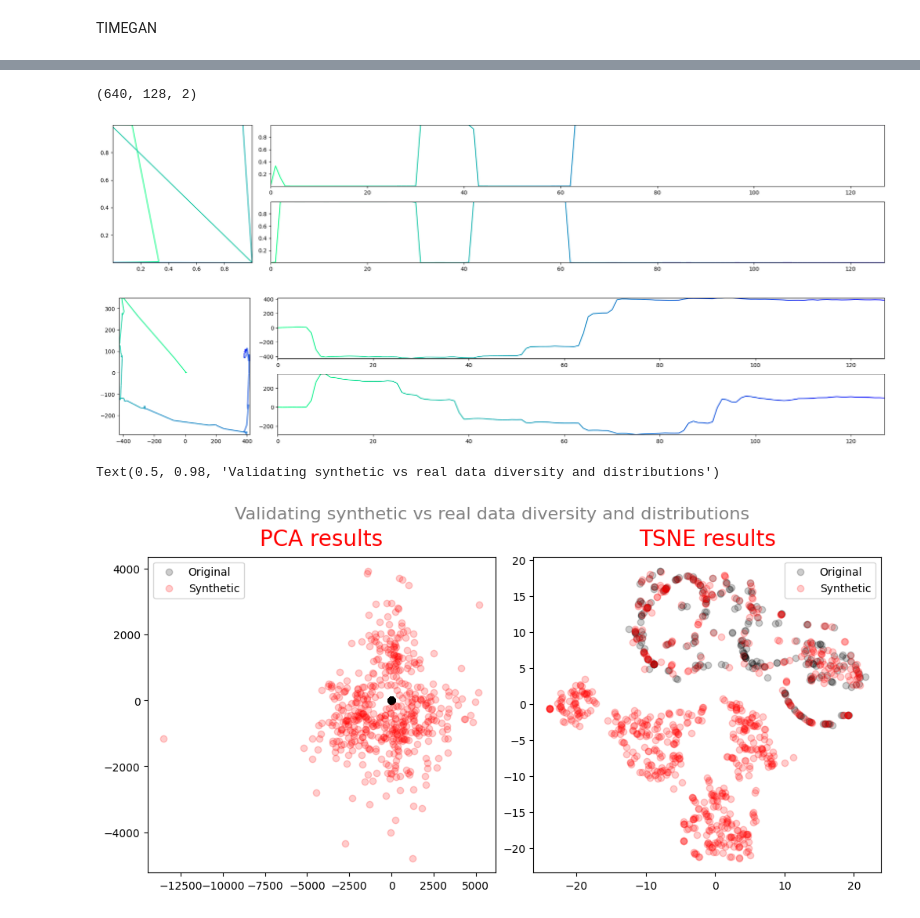
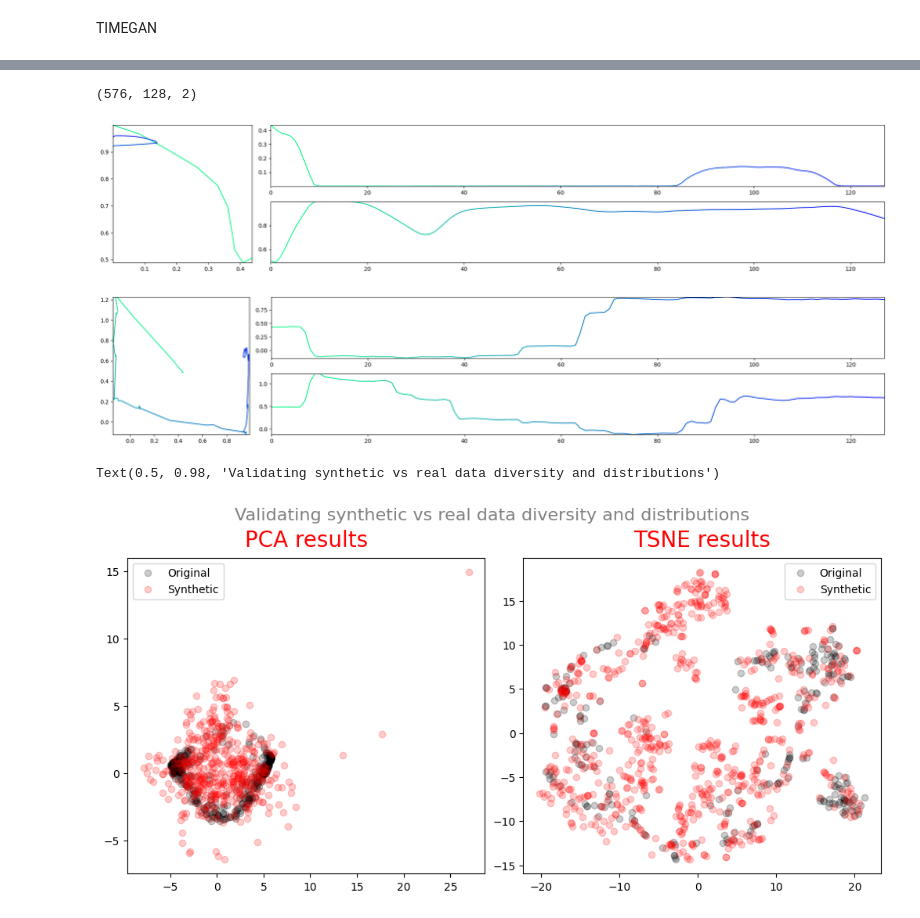
Before and after one commit to gusxo/backup, a Jupyter notebook: try_timegan.ipynb, the cells around one changed output, grey strips where cells are left out. Saved outputs shown, nothing was run; the diff lists cells and outputs as text; code cells hidden in the pictures.

```diff
--- a/try_timegan.ipynb
+++ b/try_timegan.ipynb
@@ -16,6 +16,11 @@ def load_all_data(dir, filecnt=54):
             t[p,i] = d[i].shape[0]
         data[p] = d
     return data, t
+
+def load_with_config(dir, config):
+    config_arr = np.array(pd.read_csv(f"{config}", header=None))
+    data, t = load_all_data(dir)
+    return data, config
 
 def match_length(d, t:int):
     """
@@ -79,0 +101,4 @@ print(x.shape)
+# %%
+data, config = load_with_config("/home/user/workspace/research/eye-writing/self_data/", "/home/user/workspace/research/eye-writing/load_data_config.csv")
+apply_normalize(data)
+plot_data2(data[0][0])
@@ -79,0 +109,14 @@ print(x.shape)
+# %%
+x = match_length(data, 128)
+x = np.reshape(x, (-1,x.shape[-2], x.shape[-1]))
+print(x.shape)
+for i in range(x.shape[0]):
+    min_vals = np.min(x[i, :, :], axis=0)
+    max_vals = np.max(x[i, :, :], axis=0)
+    min_max_diff = [max_vals[j] - min_vals[j] for j in range(x.shape[2])]
+    base_channel = np.argmax(min_max_diff)
+    if not min_max_diff[base_channel]:
+        print(f"{i} index : divide by zero")
+        print(f"{min_vals} / {max_vals} / {min_max_diff}")
+        continue
+    x[i, :, :] = (x[i, :, :] - min_vals[base_channel]) / min_max_diff[base_channel]
@@ -117,5 +167,5 @@ if path.exists('synthesizer_stock.pkl'):
     synth = TimeGAN.load('synthesizer_stock.pkl')
 else:
     synth = TimeGAN(model_parameters=gan_args, hidden_dim=24, seq_len=seq_len, n_seq=n_seq, gamma=1)
-    synth.train(x, train_steps=3000)
+    synth.train(x, train_steps=5000)
     synth.save('synthesizer_stock.pkl')
@@ -141,15 +173,15 @@ Your kernel may have been built without NUMA support.
 synth_data = synth.sample(len(x))
 print(synth_data.shape)
 # %% [output]
-(640, 128, 2)
+(576, 128, 2)
 # %%
-plot_data2(synth_data[0], None, "winter_r")
+plot_data2(synth_data[0], None)
 # %% [output]
-[figure, old version]
+[figure, new version]
 # %%
-plot_data2(x[0], None, "winter_r")
+plot_data2(x[0], None)
 # %% [output]
-[figure, old version]
+[figure, new version]
 # %%
 from sklearn.decomposition import PCA
 from sklearn.manifold import TSNE
@@ -214,4 +246,4 @@ fig.suptitle('Validating synthetic vs real data diversity and distributions',
              color='grey')
 # %% [output]
 Text(0.5, 0.98, 'Validating synthetic vs real data diversity and distributions')
-[figure, old version]
+[figure, new version]
```
Also changed, not shown: parts of 13 cells of this notebook, 1 other file.
